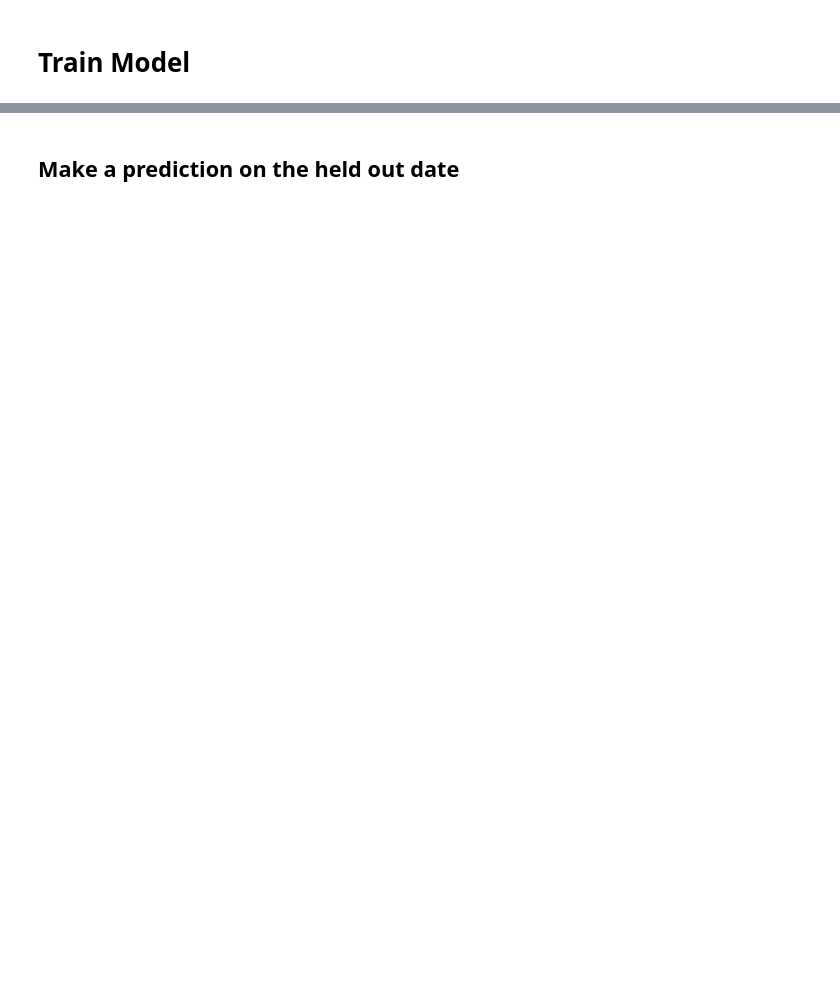
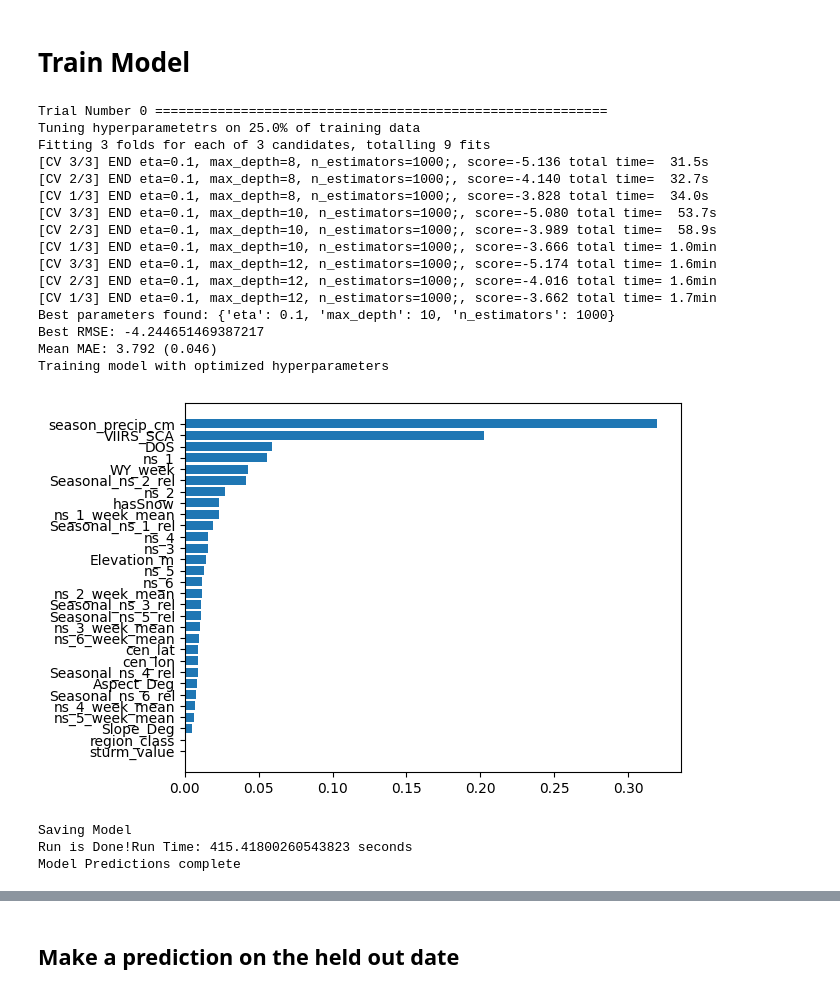
Before and after one commit to whitelightning450/SWEMLv2.0, a Jupyter notebook: Modeling/XGBoost.ipynb, the cells around one changed output, grey strips where cells are left out. Saved outputs shown, nothing was run; the diff lists cells and outputs as text; code cells hidden in the pictures; blank space fills up the shorter version.

Commit message:
Completed first model run

```diff
--- a/Modeling/XGBoost.ipynb
+++ b/Modeling/XGBoost.ipynb
@@ -104,29 +152,50 @@ x_train, y_train, x_test, y_test = dataprocessor.xgb_processor(
 # %%
 #Train model
 tries = 1 #what is tries?
 hyperparameters = {
-    'max_depth': range (5, 21, 5),
-    'n_estimators': range(200, 1500, 500),
+    'max_depth': [8,10,12], #range (10, 21, 5),
+    'n_estimators': [1000], #range(500, 1600, 500),
     'eta': [0.1,]
 }
 perc_data = 0.25 # percent of training data used to identify optimial hyperparameters
 
 Use_fSCA_Threshold = True
 
 xgb_model.XGB_Train(model_path,
                     input_columns,
                     x_train,
                     y_train,
                     tries,
                     hyperparameters,
                     perc_data)
 
 #Make a prediction for each location, save as compressed pkl file, and send predictions to AWS for use in CSES
 PredsDF = pd.DataFrame()
 PredsDF = xgb_model.XGB_Predict(
                     model_path,
                     modelname,
                     x_test,
                     y_test,
                     Use_fSCA_Threshold
                     )
+# %% [output]
+Trial Number 0 ==========================================================
+Tuning hyperparametetrs on 25.0% of training data
+Fitting 3 folds for each of 3 candidates, totalling 9 fits
+[CV 3/3] END eta=0.1, max_depth=8, n_estimators=1000;, score=-5.136 total time=  31.5s
+[CV 2/3] END eta=0.1, max_depth=8, n_estimators=1000;, score=-4.140 total time=  32.7s
+[CV 1/3] END eta=0.1, max_depth=8, n_estimators=1000;, score=-3.828 total time=  34.0s
+[CV 3/3] END eta=0.1, max_depth=10, n_estimators=1000;, score=-5.080 total time=  53.7s
+[CV 2/3] END eta=0.1, max_depth=10, n_estimators=1000;, score=-3.989 total time=  58.9s
+[CV 1/3] END eta=0.1, max_depth=10, n_estimators=1000;, score=-3.666 total time= 1.0min
+[CV 3/3] END eta=0.1, max_depth=12, n_estimators=1000;, score=-5.174 total time= 1.6min
+[CV 2/3] END eta=0.1, max_depth=12, n_estimators=1000;, score=-4.016 total time= 1.6min
+[CV 1/3] END eta=0.1, max_depth=12, n_estimators=1000;, score=-3.662 total time= 1.7min
+Best parameters found: {'eta': 0.1, 'max_depth': 10, 'n_estimators': 1000}
+Best RMSE: -4.244651469387217
+Mean MAE: 3.792 (0.046)
+Training model with optimized hyperparameters
+[figure, added]
+Saving Model
+Run is Done!Run Time: 415.41800260543823 seconds
+Model Predictions complete
```
Also changed, not shown: parts of 5 cells of this notebook, 4 other files.
